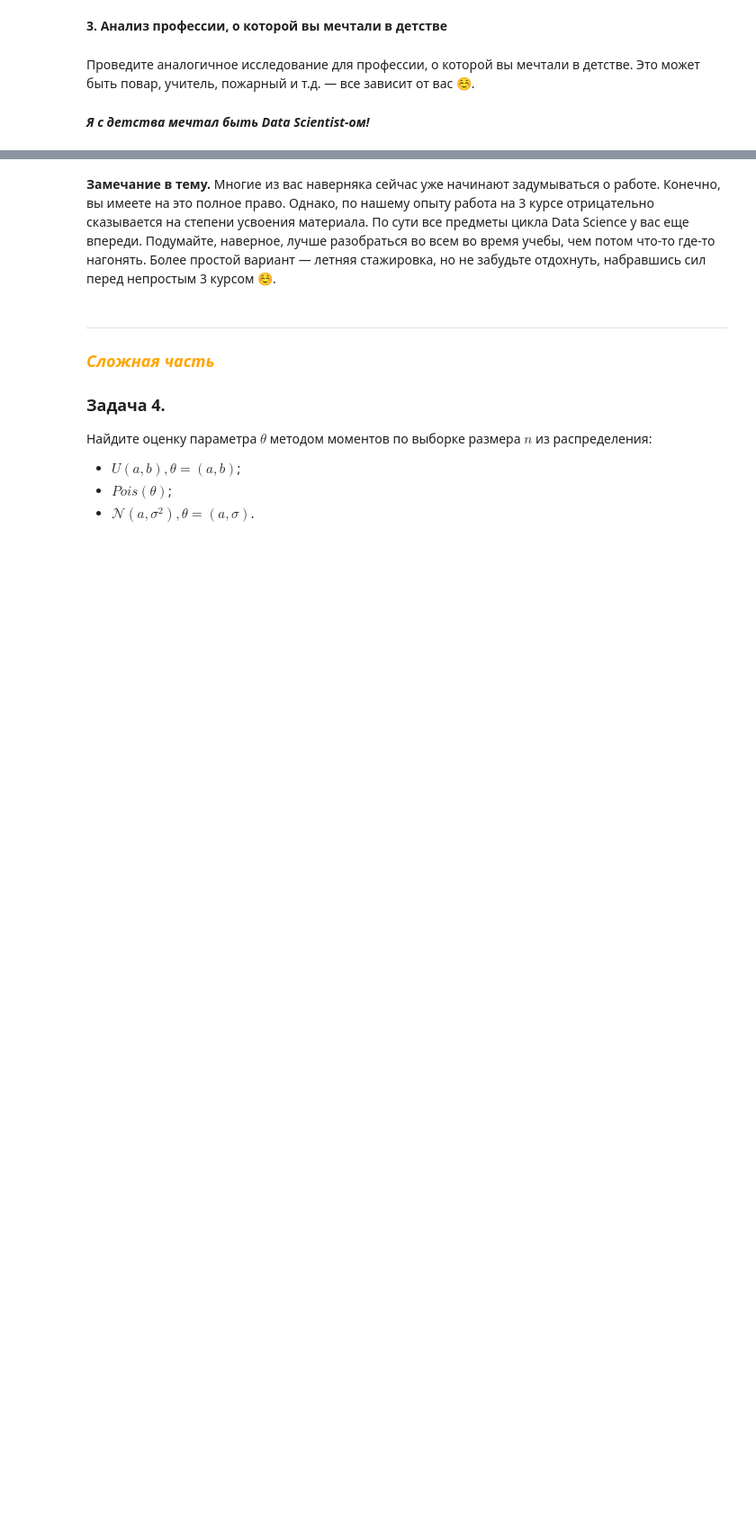
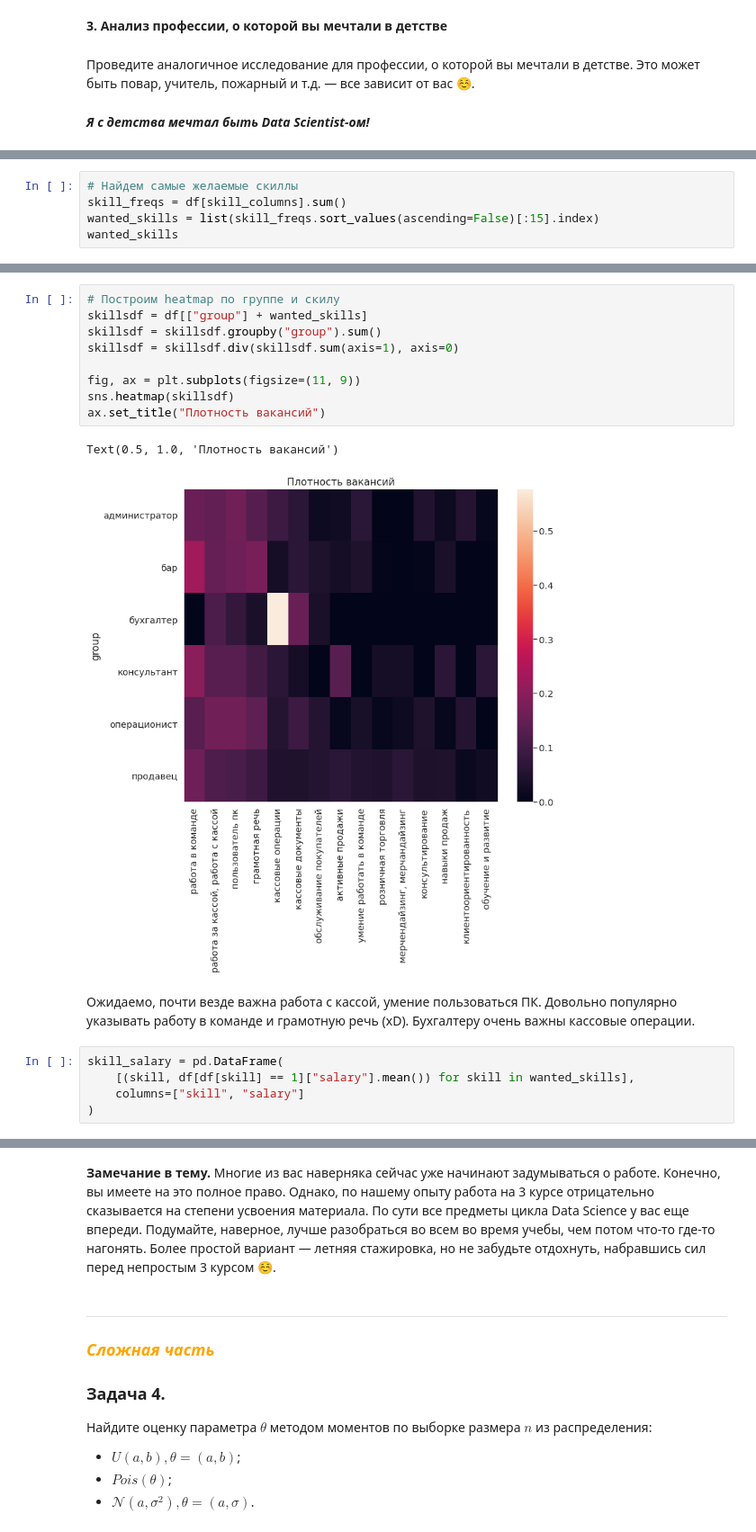
Before and after one commit to InversionSpaces/mipt-stats, a Jupyter notebook: task3.ipynb, the cells around one changed output, grey strips where cells are left out. Shown at 90% size. Drawn from its saved outputs; the diff is of its cells as text; blank space fills up the shorter version.

```diff
--- a/task3.ipynb
+++ b/task3.ipynb
@@ -592,0 +792,5 @@ plt.show()
+# %%
+# Найдем самые желаемые скиллы
+skill_freqs = df[skill_columns].sum()
+wanted_skills = list(skill_freqs.sort_values(ascending=False)[:15].index)
+wanted_skills
@@ -592,0 +813,19 @@ plt.show()
+# %%
+# Построим heatmap по группе и скилу
+skillsdf = df[["group"] + wanted_skills]
+skillsdf = skillsdf.groupby("group").sum()
+skillsdf = skillsdf.div(skillsdf.sum(axis=1), axis=0)
+
+fig, ax = plt.subplots(figsize=(11, 9))
+sns.heatmap(skillsdf)
+ax.set_title("Плотность вакансий")
+# %% [output]
+Text(0.5, 1.0, 'Плотность вакансий')
+[figure, added]
+# %% [markdown]
+Ожидаемо, почти везде важна работа с кассой, умение пользоваться ПК. Довольно популярно указывать работу в команде и грамотную речь (xD). Бухгалтеру очень важны кассовые операции.
+# %%
+skill_salary = pd.DataFrame(
+    [(skill, df[df[skill] == 1]["salary"].mean()) for skill in wanted_skills],
+    columns=["skill", "salary"]
+)
```
Also changed, not shown: parts of 61 cells of this notebook, 2 other files.
